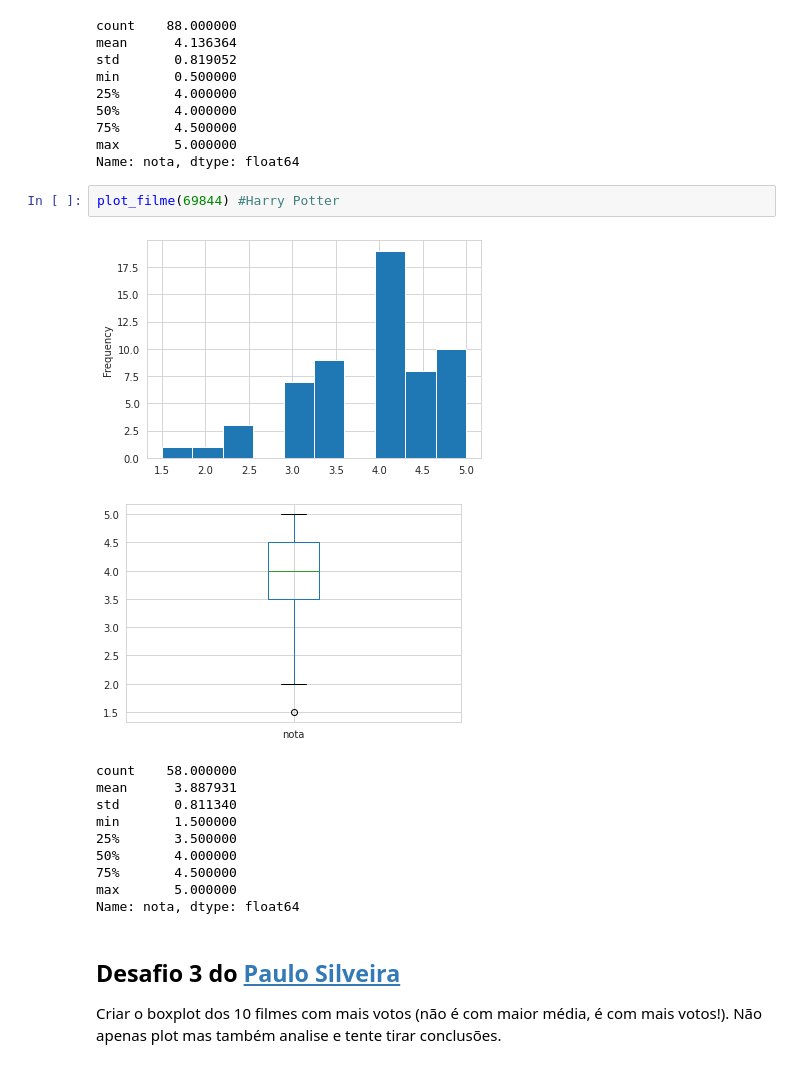
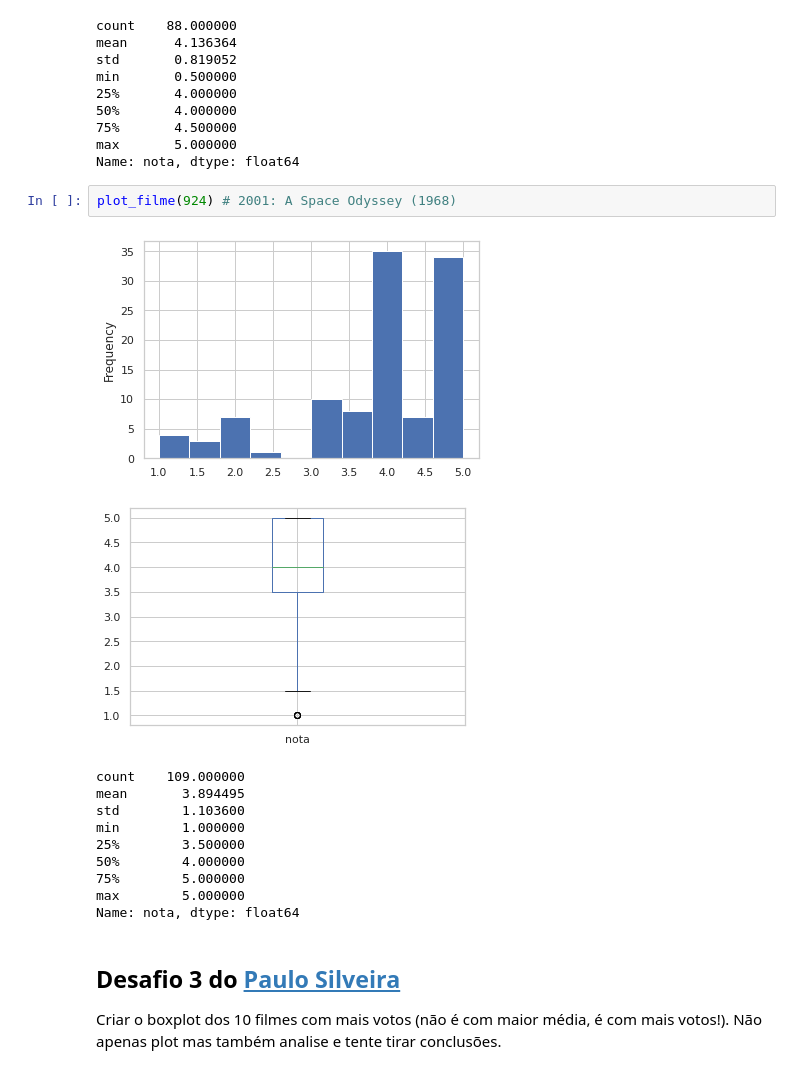
Before and after one commit to osandrolucas/QuarentenaDados, a Jupyter notebook: QuarentenaDados_aula02_osandrolucas.ipynb, the cells around one changed output. Cells and saved outputs as stored; diff of their text form.

```diff
--- a/QuarentenaDados_aula02_osandrolucas.ipynb
+++ b/QuarentenaDados_aula02_osandrolucas.ipynb
@@ -833,20 +833,20 @@ min       0.500000
 75%       4.500000
 max       5.000000
 Name: nota, dtype: float64
-# %%
-plot_filme(69844) #Harry Potter
-# %% [output]
-[figure, removed]
-[figure, removed]
-count    58.000000
-mean      3.887931
-std       0.811340
-min       1.500000
-25%       3.500000
-50%       4.000000
-75%       4.500000
-max       5.000000
-Name: nota, dtype: float64
+# %%
+plot_filme(924) # 2001: A Space Odyssey (1968)
+# %% [output]
+[figure, added]
+[figure, added]
+count    109.000000
+mean       3.894495
+std        1.103600
+min        1.000000
+25%        3.500000
+50%        4.000000
+75%        5.000000
+max        5.000000
+Name: nota, dtype: float64
 # %% [markdown]
 ## Desafio 3 do [Paulo Silveira](https://twitter.com/paulo_caelum)
 
```
Also changed, not shown: parts of 15 cells of this notebook.
